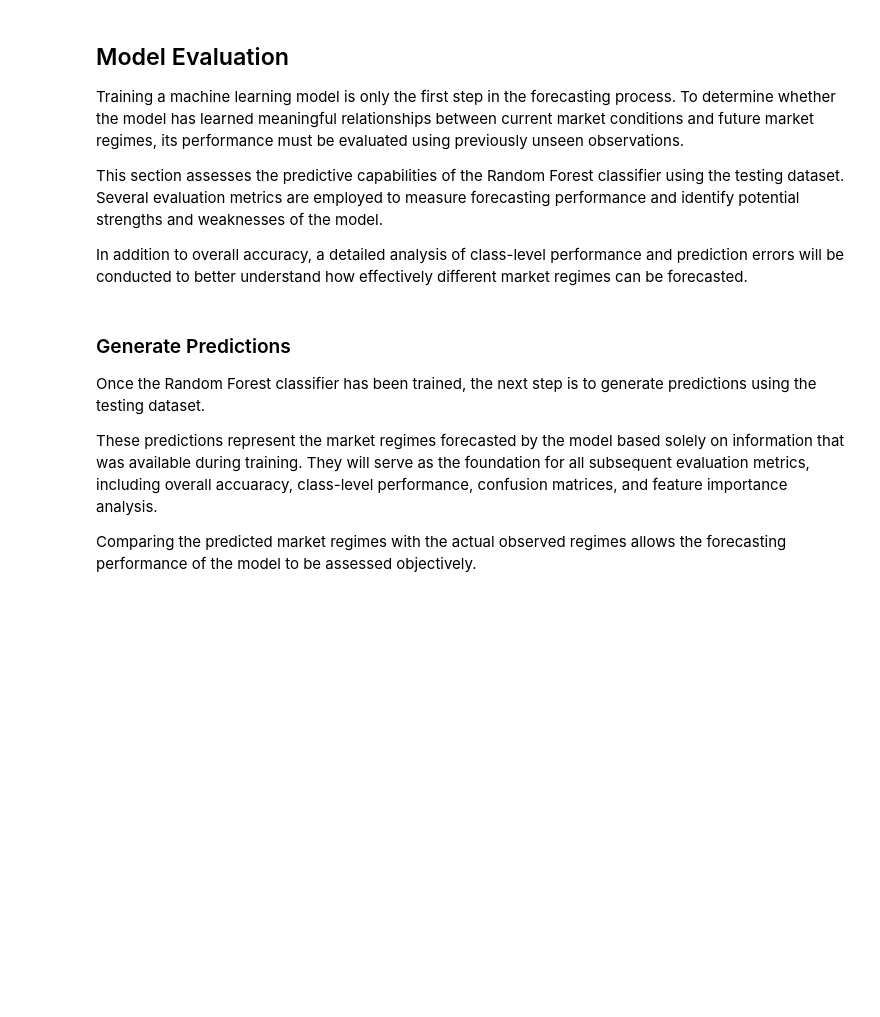
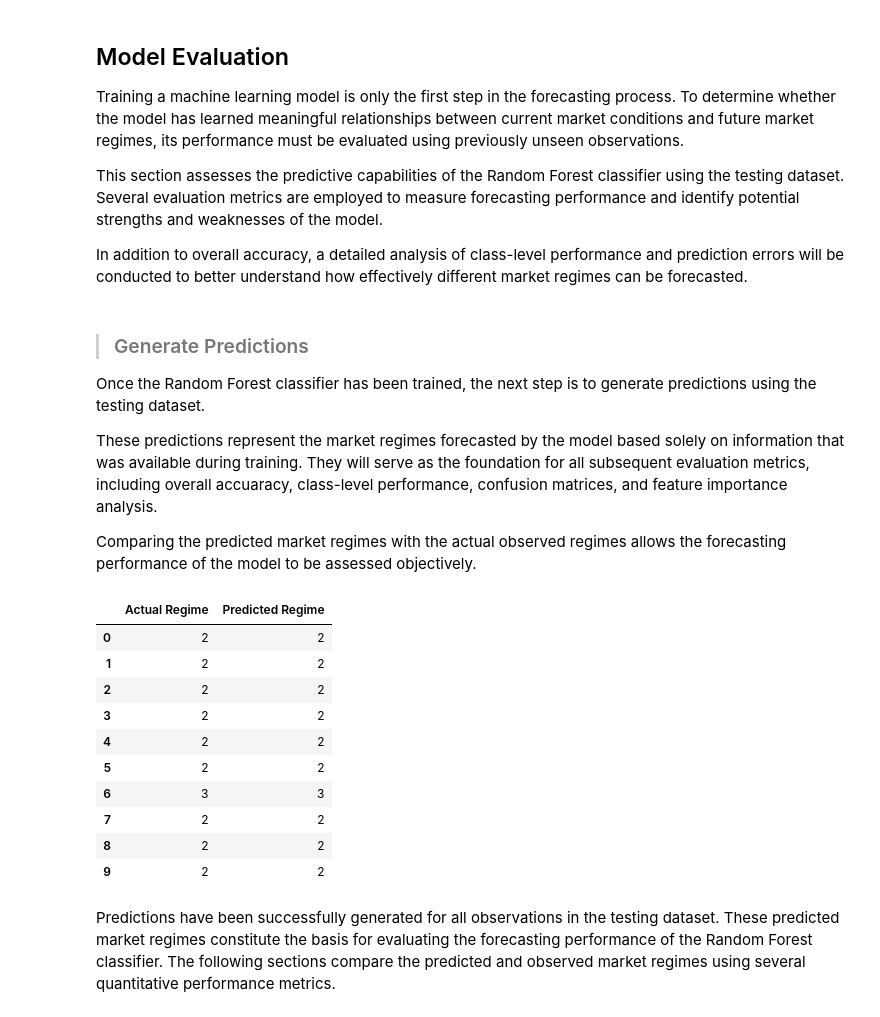
Before and after one commit to GaelRendon/Financial-market-regime-detetcion-system, a Jupyter notebook: notebooks/07_market_regime_forecastng.ipynb, the cells around one changed output. Drawn from its saved outputs; the diff is of its cells as text; code cells hidden in the pictures; blank space fills up the shorter version.

Commit message:
Enhance prediction section with output display and markdown formatting for clarity

```diff
--- a/notebooks/07_market_regime_forecastng.ipynb
+++ b/notebooks/07_market_regime_forecastng.ipynb
@@ -313,10 +313,39 @@ This section assesses the predictive capabilities of the Random Forest classifie
 
 In addition to overall accuracy, a detailed analysis of class-level performance and prediction errors will be conducted to better understand how effectively different market regimes can be forecasted.
 # %% [markdown]
-### Generate Predictions
+>### Generate Predictions
 
 Once the Random Forest classifier has been trained, the next step is to generate predictions using the testing dataset.
 
 These predictions represent the market regimes forecasted by the model based solely on information that was available during training. They will serve as the foundation for all subsequent evaluation metrics, including overall accuaracy, class-level performance, confusion matrices, and feature importance analysis.
 
 Comparing the predicted market regimes with the actual observed regimes allows the forecasting performance of the model to be assessed objectively.
+# %%
+# ==========================================
+# Generate Predictions
+# ==========================================
+
+# Predict market regimes for the testing dataset
+y_pred = random_forest_model.predict(x_test)
+
+# Compare the first predictions with the actual values
+prediction_results = pd.DataFrame({
+    "Actual Regime": y_test.values,
+    "Predicted Regime": y_pred
+})
+
+prediction_results.head(10)
+# %% [output]
+|  | Actual Regime | Predicted Regime |
+| 0 | 2 | 2 |
+| 1 | 2 | 2 |
+| 2 | 2 | 2 |
+| 3 | 2 | 2 |
+| 4 | 2 | 2 |
+| 5 | 2 | 2 |
+| 6 | 3 | 3 |
+| 7 | 2 | 2 |
+| 8 | 2 | 2 |
+| 9 | 2 | 2 |
+# %% [markdown]
+Predictions have been successfully generated for all observations in the testing dataset. These predicted market regimes constitute the basis for evaluating the forecasting performance of the Random Forest classifier. The following sections compare the predicted and observed market regimes using several quantitative performance metrics.
```
